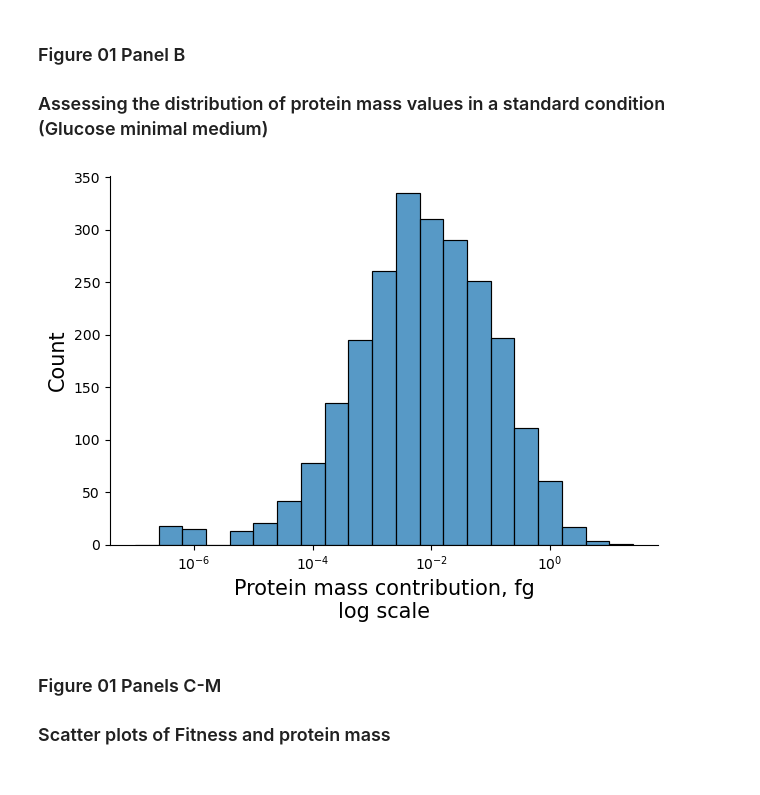
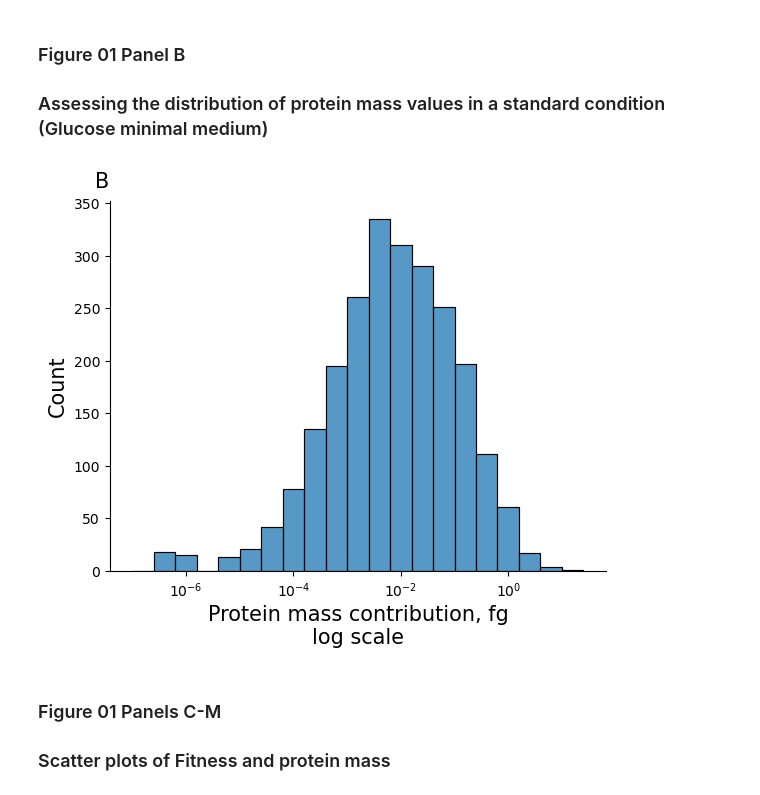
Before and after one commit to utrillalab/Fitness_analysis, a Jupyter notebook: Code_Notebooks/Fig01_Panels_and_Boxplots.ipynb, the cells around one changed output. Saved outputs shown, nothing was run; the diff lists cells and outputs as text; code cells hidden in the pictures.

```diff
--- a/Code_Notebooks/Fig01_Panels_and_Boxplots.ipynb
+++ b/Code_Notebooks/Fig01_Panels_and_Boxplots.ipynb
@@ -215,24 +217,25 @@ plt.savefig('../Output/Figure_01_Panel_A.svg')
 # %% [markdown]
 ### Figure 01 Panel B
 ### Assessing the distribution of protein mass values in a standard condition (Glucose minimal medium)
-# %%
-ax = plt.subplot(1,1,1)
-ax.spines['top'].set_visible(False)
-ax.spines['right'].set_visible(False)
-# plt.title('M9 Glucose medium', fontsize = 15)
-sns.histplot(protein_mass.Glucose,
-            bins = [0.0000001 * (10**(0.4*x)) for x in range(22)], # bin size is 0.5 orders of magnitude
-            edgecolor="black", linewidth=0.85)
-plt.xscale('log')
-plt.xlabel('Protein mass contribution, fg\nlog scale', fontsize = 15)
-plt.ylabel('Count', fontsize = 15)
-
-plt.tight_layout()
-
-plt.rcParams['svg.fonttype'] = 'none'
-plt.savefig('../Output/Figure_01_Panel_B.svg')
-# %% [output]
-[figure, removed]
+# %%
+ax = plt.subplot(1,1,1)
+ax.spines['top'].set_visible(False)
+ax.spines['right'].set_visible(False)
+sns.histplot(protein_mass.Glucose,
+            bins = [0.0000001 * (10**(0.4*x)) for x in range(22)], # bin size is 0.5 orders of magnitude
+            edgecolor="black", linewidth=0.85)
+plt.xscale('log')
+plt.xlabel('Protein mass contribution, fg\nlog scale', fontsize = 15)
+plt.ylabel('Count', fontsize = 15)
+
+plt.text(0.00000002, 380, 'B', fontsize=15, ha='left', va='top')
+
+#plt.tight_layout()
+
+plt.rcParams['svg.fonttype'] = 'none'
+plt.savefig('../Output/Figure_01_Panel_B.svg')
+# %% [output]
+[figure, added]
 # %% [markdown]
 ### Figure 01 Panels C-M
 ### Scatter plots of Fitness and protein mass
```
Also changed, not shown: parts of 10 cells of this notebook, 1 other file.
